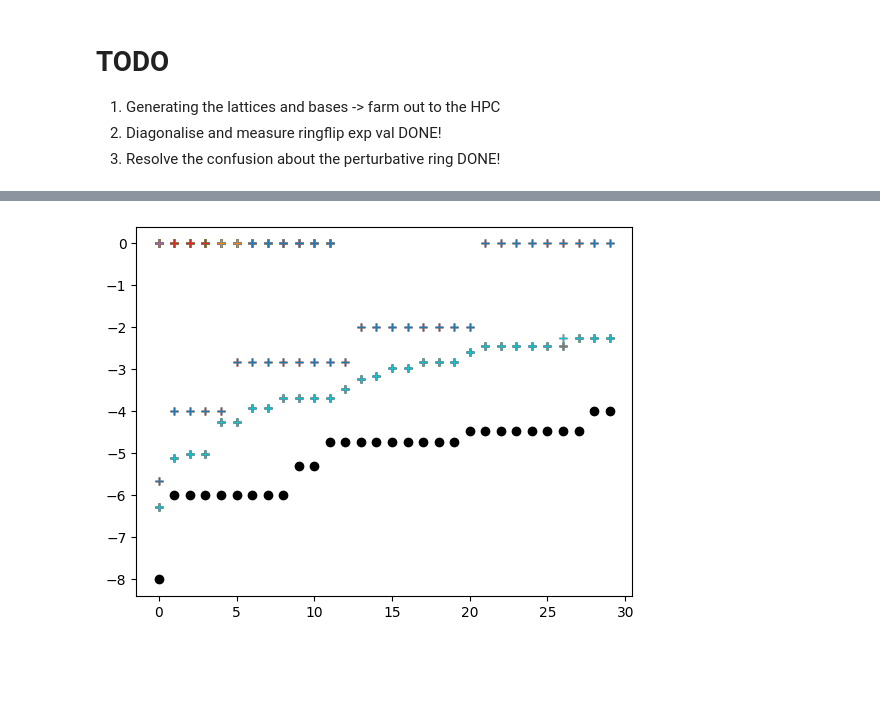
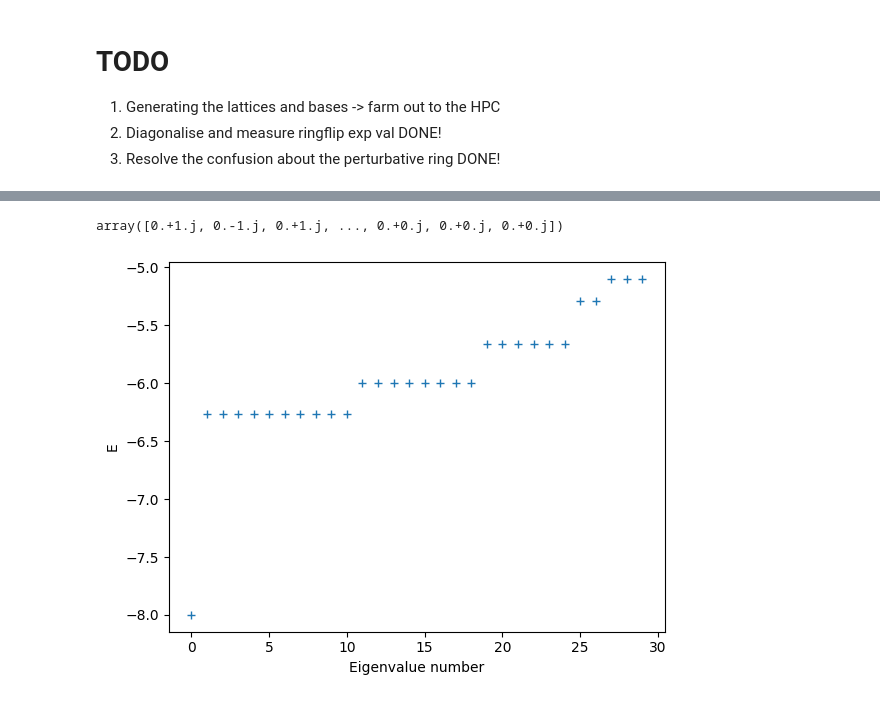
Before and after one commit to Spuriosity1/qsi_subspace_ED, a Jupyter notebook: scripts/spinon_free_testing.ipynb, the cells around one changed output, grey strips where cells are left out. Cells and saved outputs as stored; diff of their text form; code cells hidden in the pictures; blank space fills up the shorter version.

```diff
--- a/scripts/spinon_free_testing.ipynb
+++ b/scripts/spinon_free_testing.ipynb
@@ -37,12 +38,14 @@ def show_state(l: Lattice, state: int):
 # %%
 # cellspec = [[3,0,0],[0,-3,0],[0,0,-2]]
 # cellspec = [[1,-1,-1],[1,-1,1],[1,1,-1]]
-import pyrochlore
+
 
 # lat = pyrochlore.import_json("../lattice_files/pyro_1_3_6x-12,-4,-8b0,-4,-4b4,0,4b1.json")
-lat = pyrochlore.import_json("../lattice_files/pyro_2_2_2x0,4,4b4,0,4b4,4,0b1.json")
+lat = pyrochlore.import_json("../lattice_files/pyro_2,0,0_0,2,0_0,0,2.json")
+# lat = pyrochlore.import_json("../lattice_files/pyro_1_2_2x0,4,4b4,0,4b4,4,0b1.json")
 full_lat = RingflipHamiltonian(lat)
-full_lat.calc_basis(recalc=False)
+# full_lat.calc_basis(recalc=False)
+full_lat.load_basis("../lattice_files/pyro_2,0,0_0,2,0_0,0,2.0.basis.csv")
 # name = "%d%d%d_%d%d%d_%d%d%d" % tuple(x for x in np.ravel(cellspec))
 # pyrochlore.export_json(full_lat.lattice, "../lattice_files/pyro_"+name+".json")
 # %% [output]
@@ -77,3 +97,7 @@ array([ 1., -1.,  1., -1.,  1., -1.,  1., -1.,  1., -1.,  1., -1.,  1.,
+# %%
+np.linalg.eigvals(L_ops[0].todense() - L_ops[0].T.todense())
+# %% [output]
+array([0.+1.j, 0.-1.j, 0.+1.j, ..., 0.+0.j, 0.+0.j, 0.+0.j])
 # %%
 sectors = list(full_lat.sectors)
 # %%
@@ -98,12 +122,15 @@ res = calc_spectrum([1,1,1,1], full_lat)
 # %%
 # plt.plot(np.real(np.sort(e1)),'kx',label='lanczos')
 for s in res:
     e, v = res[s]
     plt.plot(np.sort(e)[:30],'+', label=str(s))
 
-plt.plot(np.sort(res[(4,4,4,4)][0]),'ko')
+plt.xlabel('Eigenvalue number')
+plt.ylabel("E")
+
+# plt.plot(np.sort(res[0][0]),'ko')
 
 # plt.legend()
-exps = ring_exp_values(full_lat, (4,4,4,4), res[(4,4,4,4)][1][:,:6])
+exps, exps_im = ring_exp_values(full_lat, 0, res[0][1][:,:6], include_imag=True)
 # %% [output]
-[figure, old version]
+[figure, new version]
```
Also changed, not shown: parts of 11 cells of this notebook, 16 other files.
